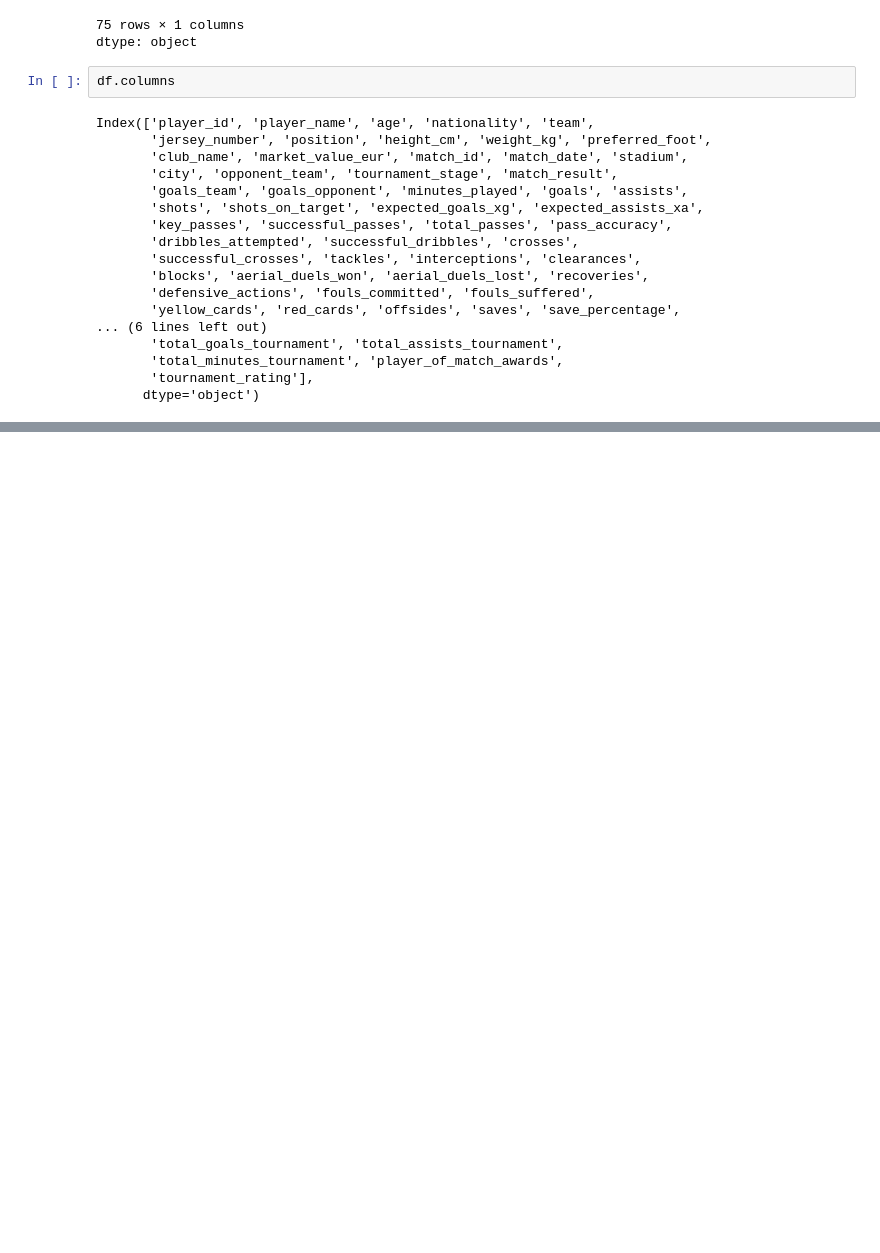
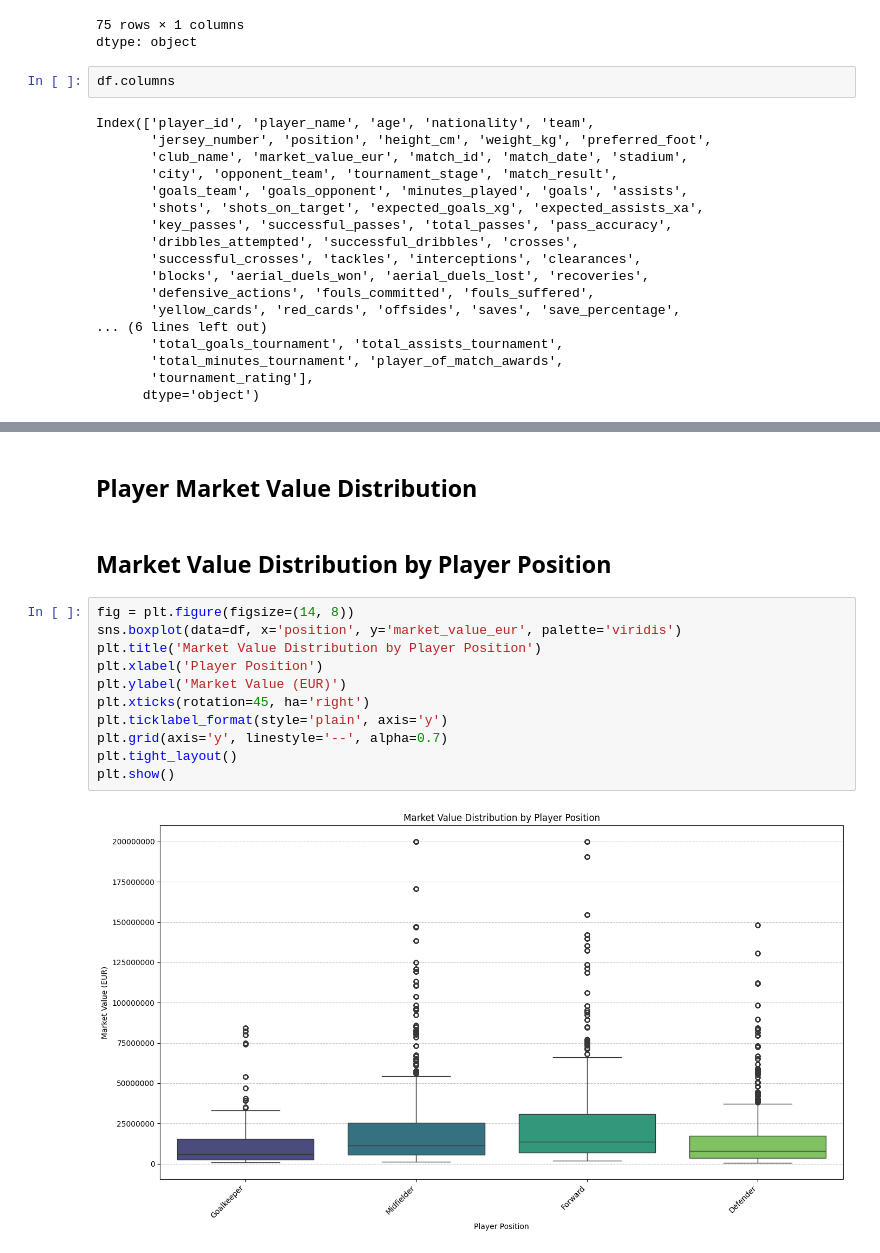
Before and after one commit to kxrrym03/FIFA-2026-Player-Performance, a Jupyter notebook: FIFA_2026_Player_Performance.ipynb, the cells around one changed output, grey strips where cells are left out. Drawn from its saved outputs; the diff is of its cells as text; blank space fills up the shorter version.

```diff
--- a/FIFA_2026_Player_Performance.ipynb
+++ b/FIFA_2026_Player_Performance.ipynb
@@ -132,0 +160,17 @@ Index(['player_id', 'player_name', 'age', 'nationality', 'team',
+# %% [markdown]
+## Player Market Value Distribution
+# %% [markdown]
+## Market Value Distribution by Player Position
+# %%
+fig = plt.figure(figsize=(14, 8))
+sns.boxplot(data=df, x='position', y='market_value_eur', palette='viridis')
+plt.title('Market Value Distribution by Player Position')
+plt.xlabel('Player Position')
+plt.ylabel('Market Value (EUR)')
+plt.xticks(rotation=45, ha='right')
+plt.ticklabel_format(style='plain', axis='y')
+plt.grid(axis='y', linestyle='--', alpha=0.7)
+plt.tight_layout()
+plt.show()
+# %% [output]
+[figure, added]
```
Also changed, not shown: parts of 10 cells of this notebook.
